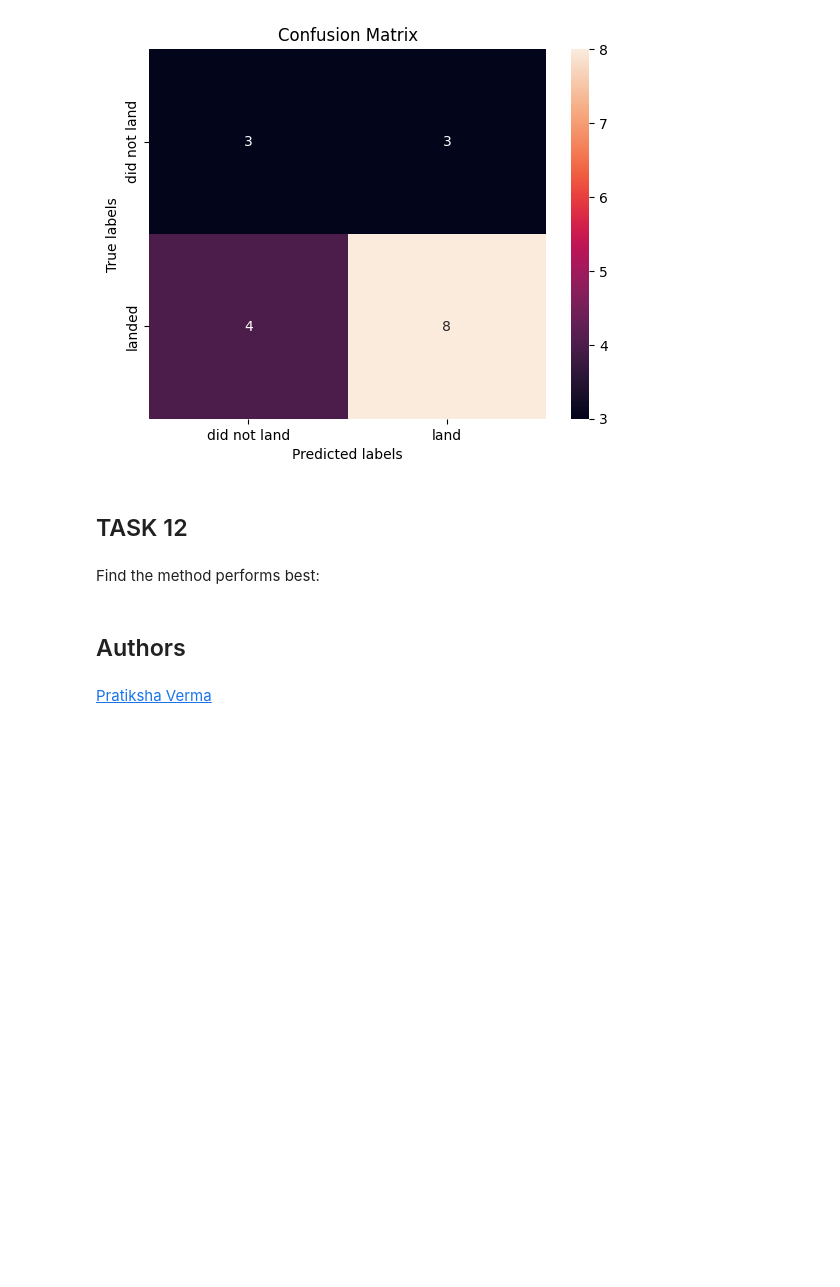
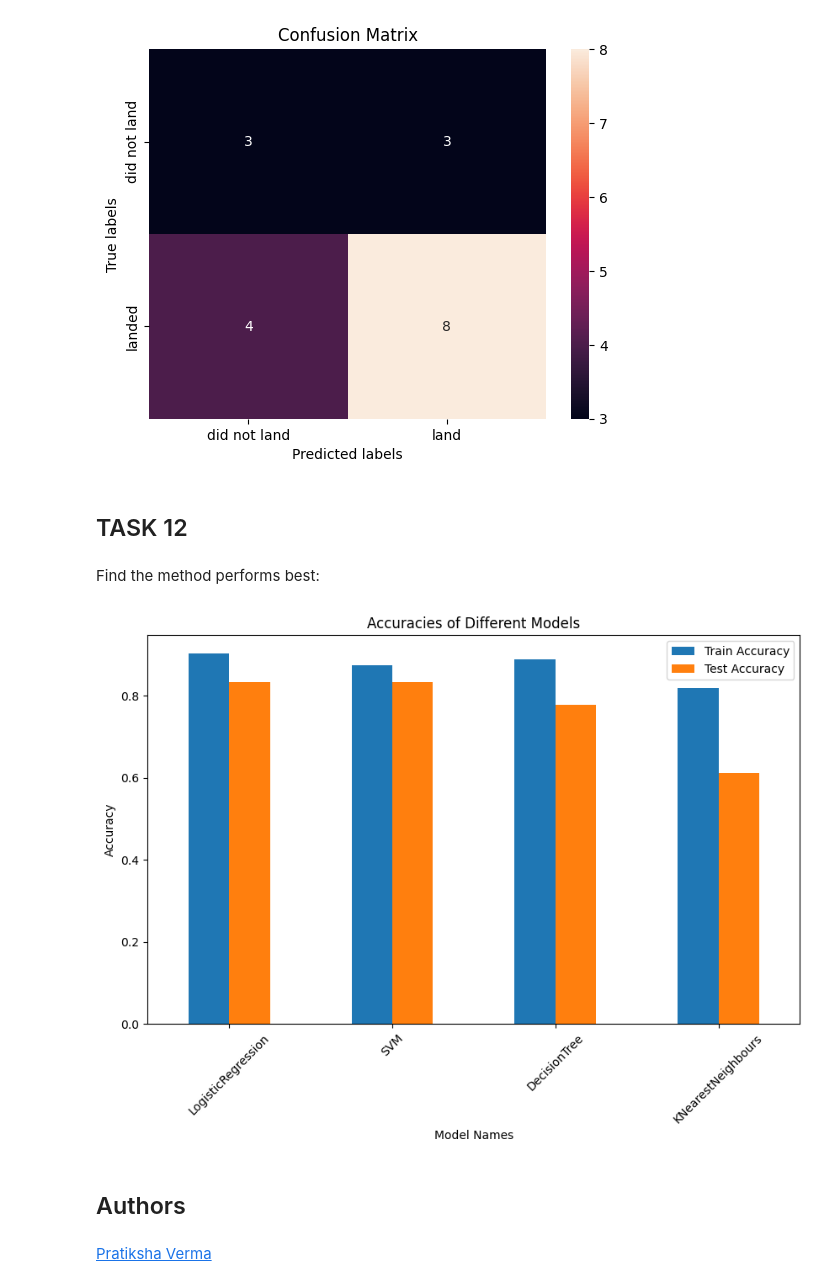
Before and after one commit to KarthikNot/applied-data-science-capstone, a Jupyter notebook: ML-lab.ipynb, the cells around one changed output. Cells and saved outputs as stored; diff of their text form; code cells hidden in the pictures; blank space fills up the shorter version.

```diff
--- a/ML-lab.ipynb
+++ b/ML-lab.ipynb
@@ -344,6 +346,25 @@ plot_confusion_matrix(Y_test,yhat)
 ## TASK  12
 # %% [markdown]
 Find the method performs best:
+# %%
+models = {'LogisticRegression': logreg_cv, 'SVM': svm_cv, 'DecisionTree': tree_cv, 'KNearestNeighbours': knn_cv}
+accuracies = {}
+for model_name, model in models.items():
+    accuracies[model_name] = [round(accuracy_score(Y_train, model.predict(X_train)), 5), round(accuracy_score(Y_test, model.predict(X_test)), 5)]
+
+# Convert to DataFrame
+accuracies = pd.DataFrame(accuracies).T
+accuracies.columns = ['Train Accuracy', 'Test Accuracy']
+
+# Plotting
+accuracies.plot(kind='bar', figsize=(10, 6))
+plt.xticks(rotation=45)
+plt.xlabel('Model Names')
+plt.ylabel('Accuracy')
+plt.title('Accuracies of Different Models')
+plt.show()
+# %% [output]
+[figure, added]
 # %% [markdown]
 ## Authors
 # %% [markdown]
```
Also changed, not shown: parts of 6 cells of this notebook, 5 other files.
